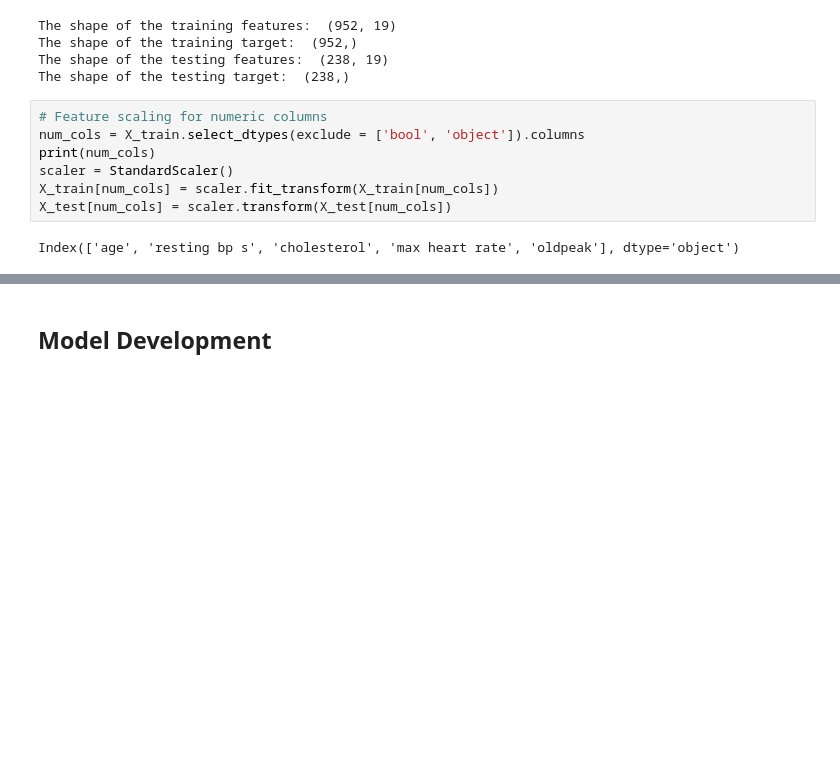
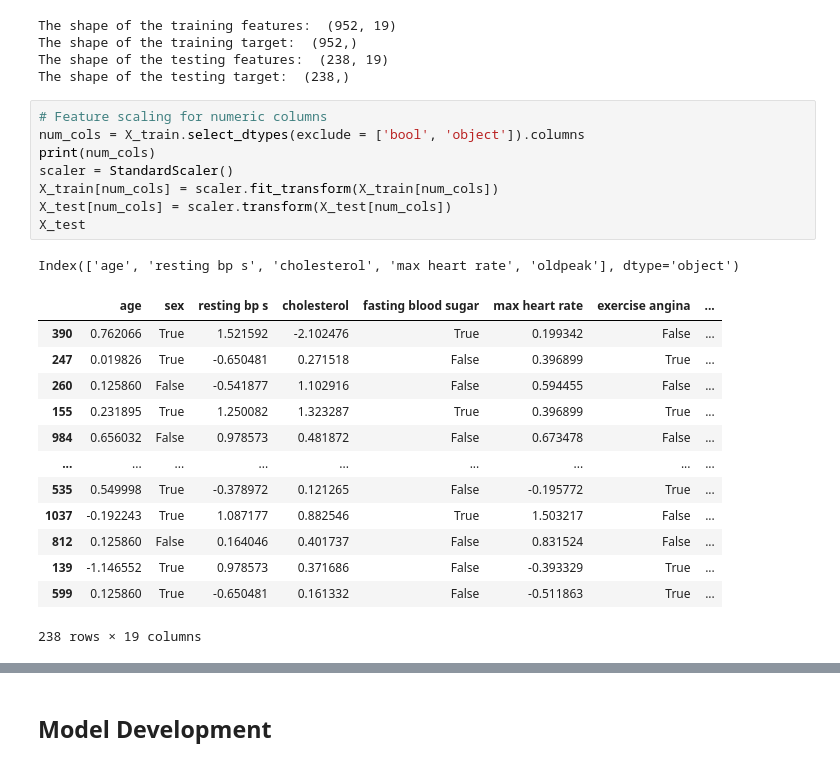
Before and after one commit to minhvyha/PredictifyMeNoteBook, a Jupyter notebook: ML/heart_disease_prediction.ipynb, the cells around one changed output, grey strips where cells are left out. Saved outputs shown, nothing was run; the diff lists cells and outputs as text; blank space fills up the shorter version.

```diff
--- a/ML/heart_disease_prediction.ipynb
+++ b/ML/heart_disease_prediction.ipynb
@@ -128,9 +128,23 @@ The shape of the testing target:  (238,)
 # %%
 # Feature scaling for numeric columns
 num_cols = X_train.select_dtypes(exclude = ['bool', 'object']).columns
 print(num_cols)
 scaler = StandardScaler()
 X_train[num_cols] = scaler.fit_transform(X_train[num_cols])
 X_test[num_cols] = scaler.transform(X_test[num_cols])
+X_test
 # %% [output]
 Index(['age', 'resting bp s', 'cholesterol', 'max heart rate', 'oldpeak'], dtype='object')
+|  | age | sex | resting bp s | cholesterol | fasting blood sugar | max heart rate | exercise angina | ... |
+| 390 | 0.762066 | True | 1.521592 | -2.102476 | True | 0.199342 | False | ... |
+| 247 | 0.019826 | True | -0.650481 | 0.271518 | False | 0.396899 | True | ... |
+| 260 | 0.125860 | False | -0.541877 | 1.102916 | False | 0.594455 | False | ... |
+| 155 | 0.231895 | True | 1.250082 | 1.323287 | True | 0.396899 | True | ... |
+| 984 | 0.656032 | False | 0.978573 | 0.481872 | False | 0.673478 | False | ... |
+| ... | ... | ... | ... | ... | ... | ... | ... | ... |
+| 535 | 0.549998 | True | -0.378972 | 0.121265 | False | -0.195772 | True | ... |
+| 1037 | -0.192243 | True | 1.087177 | 0.882546 | True | 1.503217 | False | ... |
+| 812 | 0.125860 | False | 0.164046 | 0.401737 | False | 0.831524 | False | ... |
+| 139 | -1.146552 | True | 0.978573 | 0.371686 | False | -0.393329 | True | ... |
+| 599 | 0.125860 | True | -0.650481 | 0.161332 | False | -0.511863 | True | ... |
+238 rows × 19 columns
```
Also changed, not shown: parts of 3 cells of this notebook, 4 other files.
